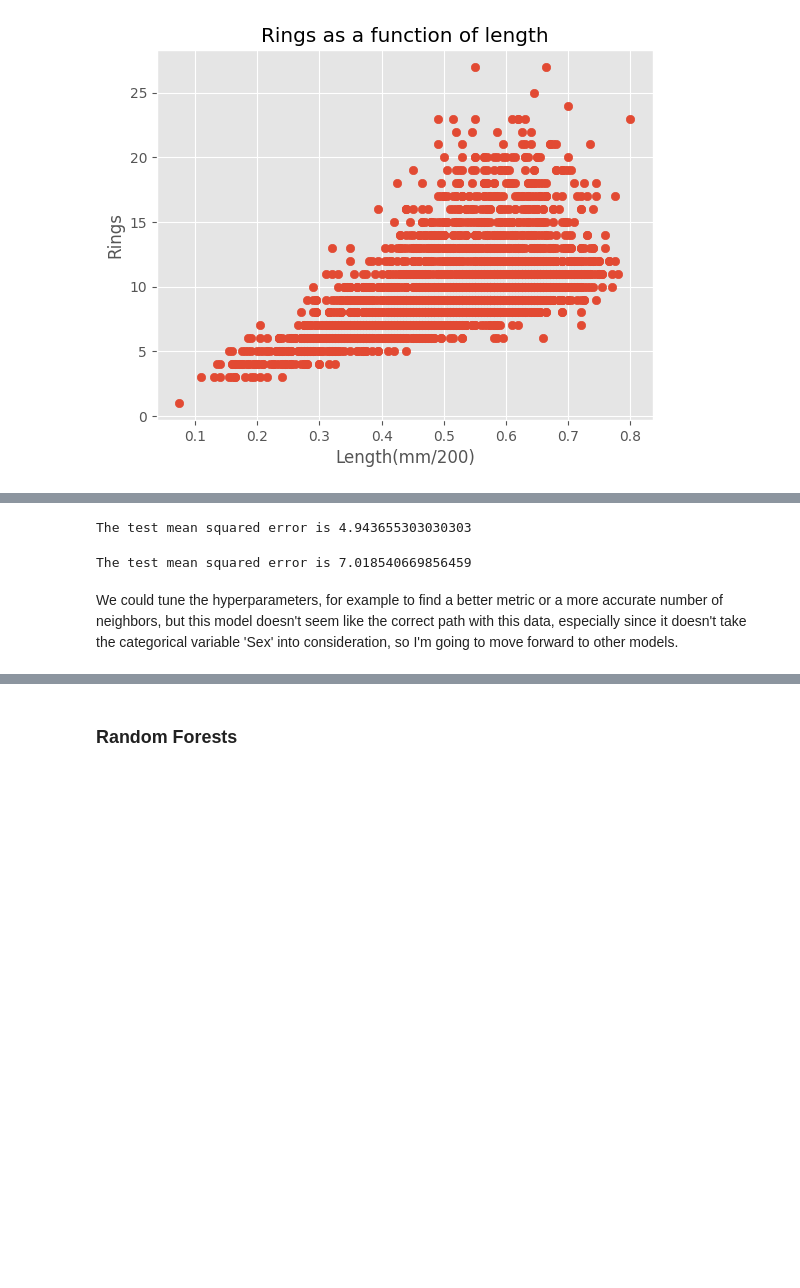
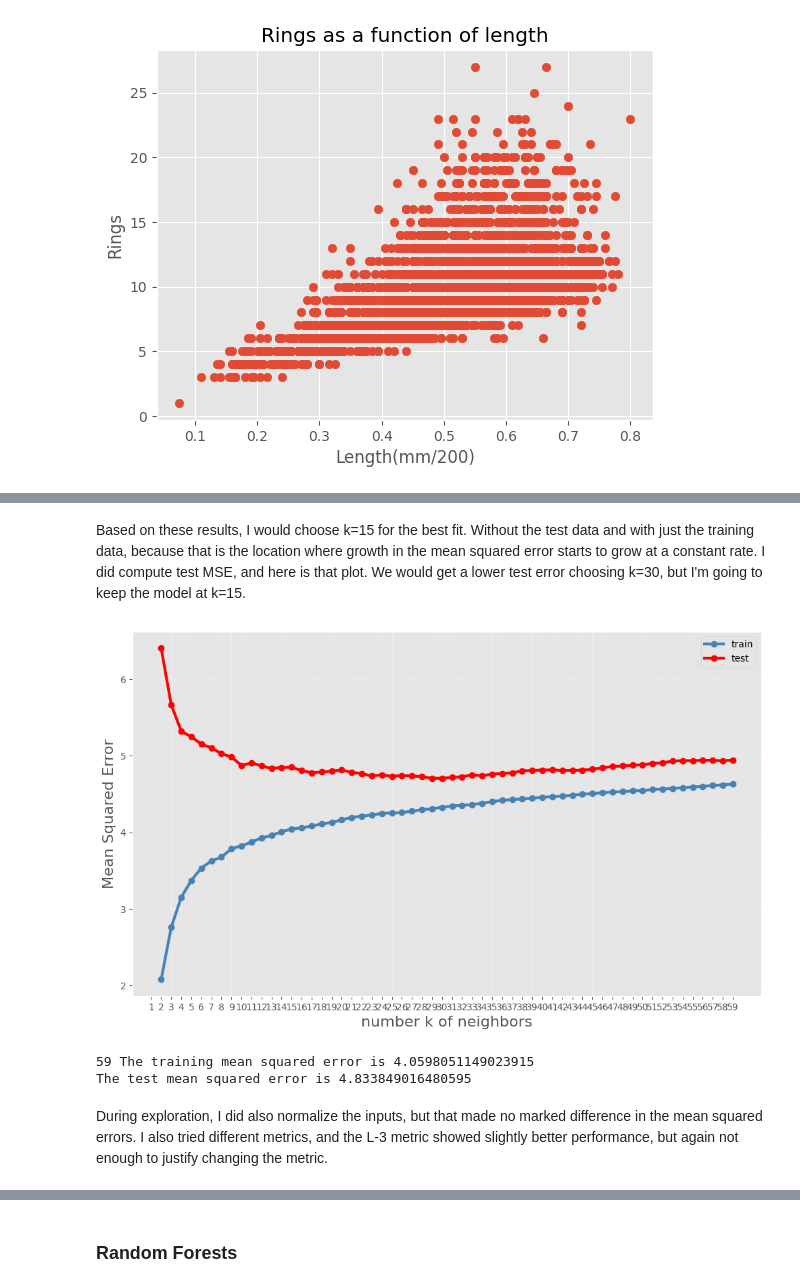
Before and after one commit to MathDrE/Supervised_Final_Project, a Jupyter notebook: Final_Project.ipynb, the cells around one changed output, grey strips where cells are left out. Drawn from its saved outputs; the diff is of its cells as text; code cells hidden in the pictures; blank space fills up the shorter version.

```diff
--- a/Final_Project.ipynb
+++ b/Final_Project.ipynb
@@ -295,27 +369,36 @@ Now, let's consider a k-nearest neighbor model.  Because KNN uses a metric, I am
+# %% [markdown]
+Based on these results, I would choose k=15 for the best fit.  Without the test data and with just the training data, because that is the location where growth in the mean squared error starts to grow at a constant rate.  I did compute test MSE, and here is that plot.  We would get a lower test error choosing k=30, but I'm going to keep the model at k=15.
+# %%
+# Plot of errors
+fig, ax = plt.subplots(nrows=1,ncols=1,figsize=(12,7))
+ax.plot(range(2,60), MSE_train, marker="o", color="steelblue", lw=3, label = "train")
+ax.plot(range(2,60), MSE_test, marker="o", color="red", lw=3, label = "test")
+ax.set_xlabel("number k of neighbors", fontsize=16)
+ax.set_ylabel("Mean Squared Error", fontsize=16)
+plt.xticks(range(1,60,1))
+ax.legend()
+ax.grid(alpha=0.25)
+# %% [output]
+[figure, added]
 # %%
-knn = KNeighborsRegressor(n_neighbors=12, weights='uniform',
+knn = KNeighborsRegressor(n_neighbors=15, weights='uniform',
                                        algorithm='auto', leaf_size=30, p=3,
                                        metric='minkowski', metric_params=None, n_jobs=None)
 knn_model = knn.fit(X_train_numeric, y_train)
+
+yp = np.array(knn_model.predict(X_train_numeric))
+yt = np.array(y_train.Rings)
+MSE_knn_model = np.mean((yp.reshape(1,-1) - yt)**2)
+print('The training mean squared error is', MSE_knn_model)
+
 yp = np.array(knn_model.predict(X_test_numeric))
-TMSE = np.mean((yp.reshape(1,-1) - yt)**2)
-print('The test mean squared error is', TMSE)
+yt = np.array(y_test.Rings)
+TMSE_knn_model = np.mean((yp.reshape(1,-1) - yt)**2)
+print('The test mean squared error is', TMSE_knn_model)
 # %% [output]
-The test mean squared error is 4.943655303030303
+59 The training mean squared error is 4.0598051149023915
+The test mean squared error is 4.833849016480595
-# %%
-X_train_norm = (X_train_numeric - X_train_numeric.mean())/X_train_numeric.std()
-X_test_norm = (X_test_numeric - X_test_numeric.mean())/X_test_numeric.std()
-
-knn = KNeighborsRegressor(n_neighbors=2, weights='uniform',
-                                       algorithm='auto', leaf_size=30, p=2,
-                                       metric='minkowski', metric_params=None, n_jobs=None)
-knn_model = knn.fit(X_train_norm, y_train)
-yp = np.array(knn_model.predict(X_test_norm))
-TMSE = np.sum((yp.reshape(1,-1) - yt)**2)/len(yp)
-print('The test mean squared error is', TMSE)
-# %% [output]
-The test mean squared error is 7.018540669856459
-# %% [markdown]
-We could tune the hyperparameters, for example to find a better metric or a more accurate number of neighbors, but this model doesn't seem like the correct path with this data, especially since it doesn't take the categorical variable 'Sex' into consideration, so I'm going to move forward to other models.
+# %% [markdown]
+During exploration, I did also normalize the inputs, but that made no marked difference in the mean squared errors.  I also tried different metrics, and the L-3 metric showed slightly better performance, but again not enough to justify changing the metric.
 # %% [markdown]
 ### Decision Tree Models
```
Also changed, not shown: parts of 52 cells of this notebook.
